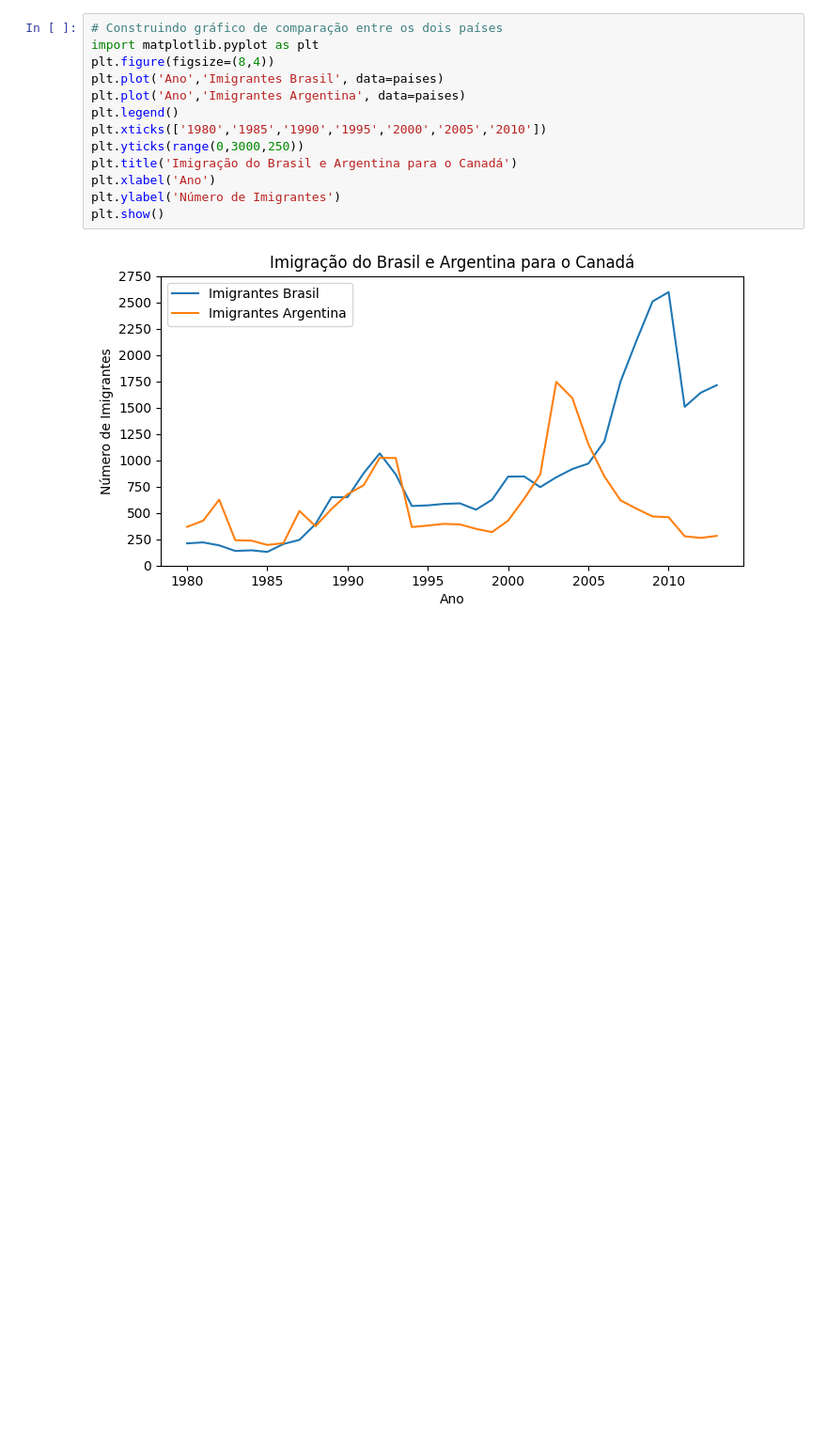
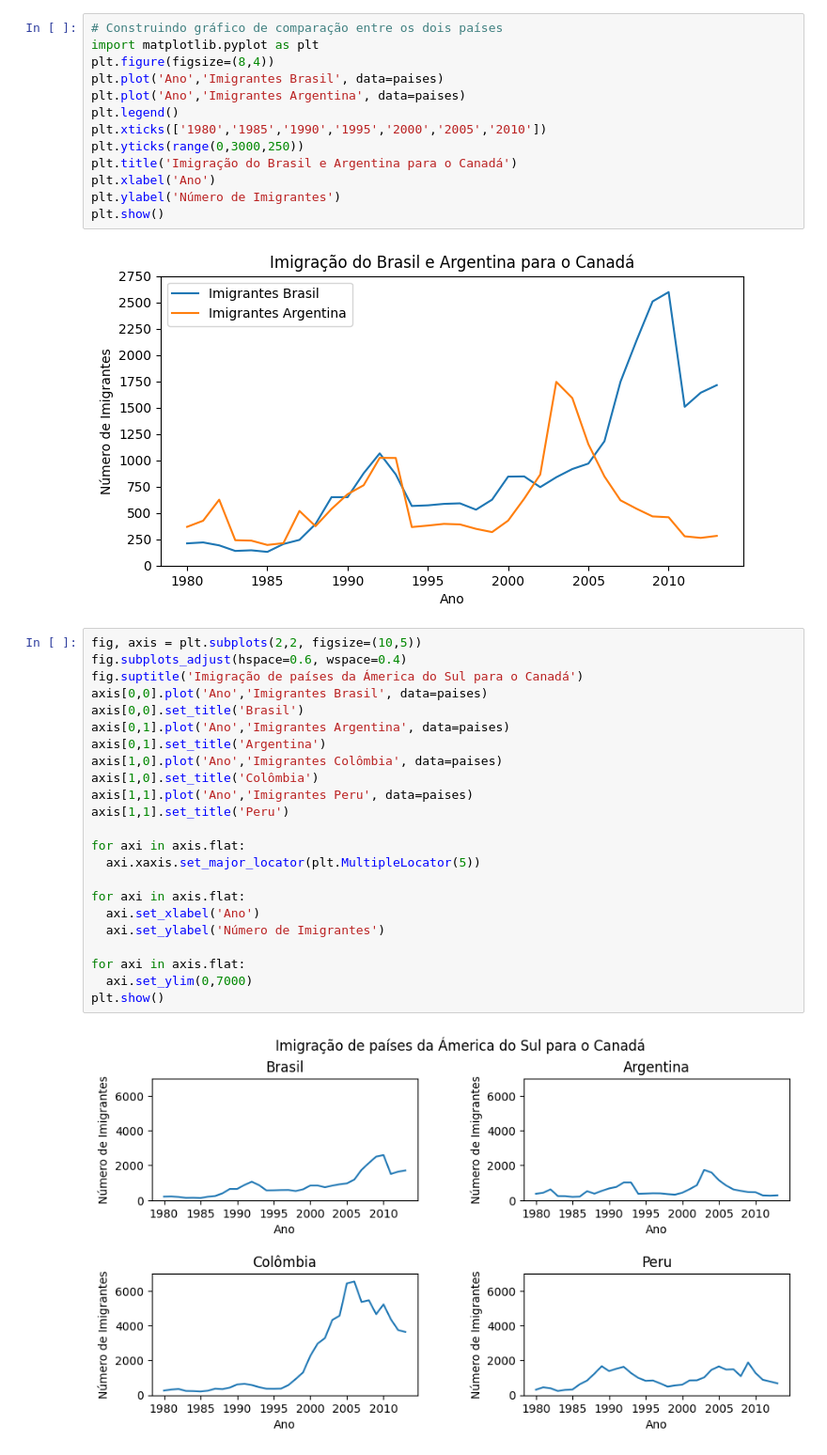
Before and after one commit to joaopfs97/data_science_exploring_data, a Jupyter notebook: data_visualization.ipynb, the cells around one changed output. Shown at 94% size. Saved outputs shown, nothing was run; the diff lists cells and outputs as text; blank space fills up the shorter version.

Commit message:
Criado subplots com vários gráficos

```diff
--- a/data_visualization.ipynb
+++ b/data_visualization.ipynb
@@ -85,3 +83,28 @@ plt.ylabel('Número de Imigrantes')
 plt.show()
 # %% [output]
 [figure]
+# %%
+fig, axis = plt.subplots(2,2, figsize=(10,5))
+fig.subplots_adjust(hspace=0.6, wspace=0.4)
+fig.suptitle('Imigração de países da Ámerica do Sul para o Canadá')
+axis[0,0].plot('Ano','Imigrantes Brasil', data=paises)
+axis[0,0].set_title('Brasil')
+axis[0,1].plot('Ano','Imigrantes Argentina', data=paises)
+axis[0,1].set_title('Argentina')
+axis[1,0].plot('Ano','Imigrantes Colômbia', data=paises)
+axis[1,0].set_title('Colômbia')
+axis[1,1].plot('Ano','Imigrantes Peru', data=paises)
+axis[1,1].set_title('Peru')
+
+for axi in axis.flat:
+  axi.xaxis.set_major_locator(plt.MultipleLocator(5))
+
+for axi in axis.flat:
+  axi.set_xlabel('Ano')
+  axi.set_ylabel('Número de Imigrantes')
+
+for axi in axis.flat:
+  axi.set_ylim(0,7000)
+plt.show()
+# %% [output]
+[figure, added]
```
Also changed, not shown: parts of 3 cells of this notebook.
